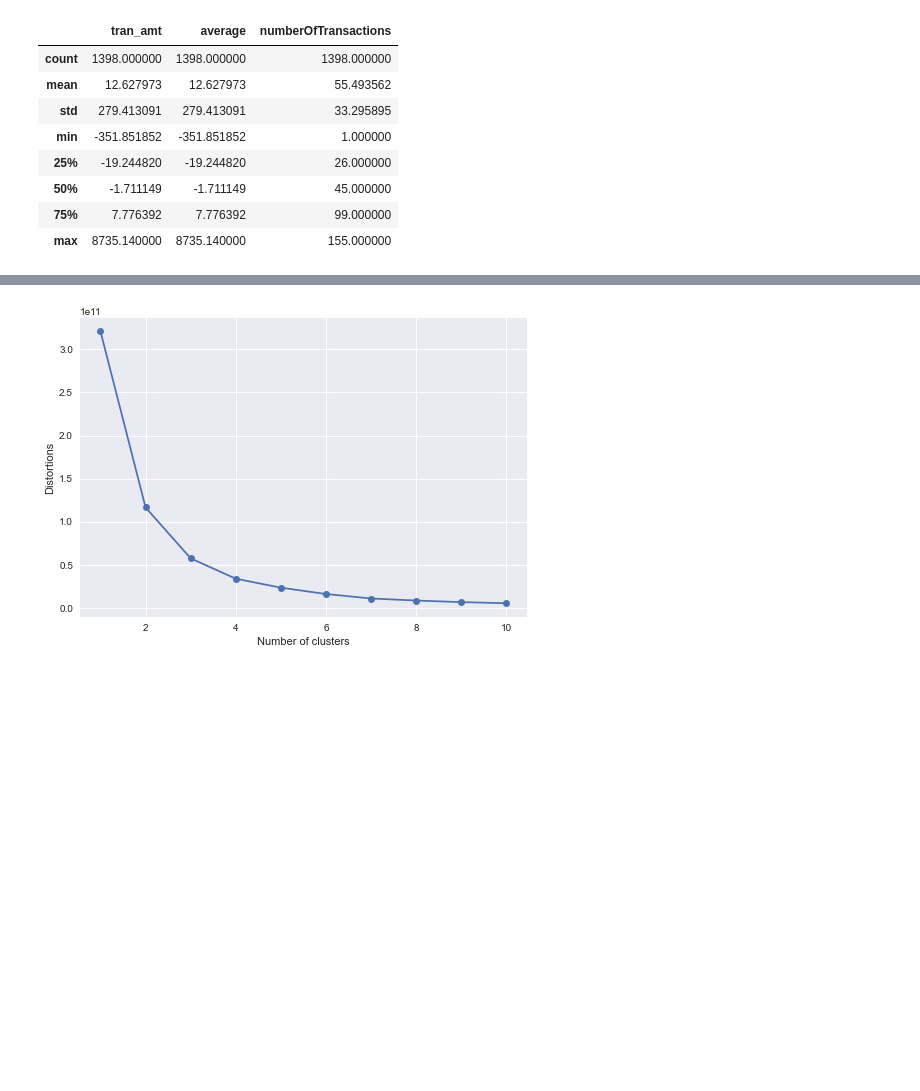
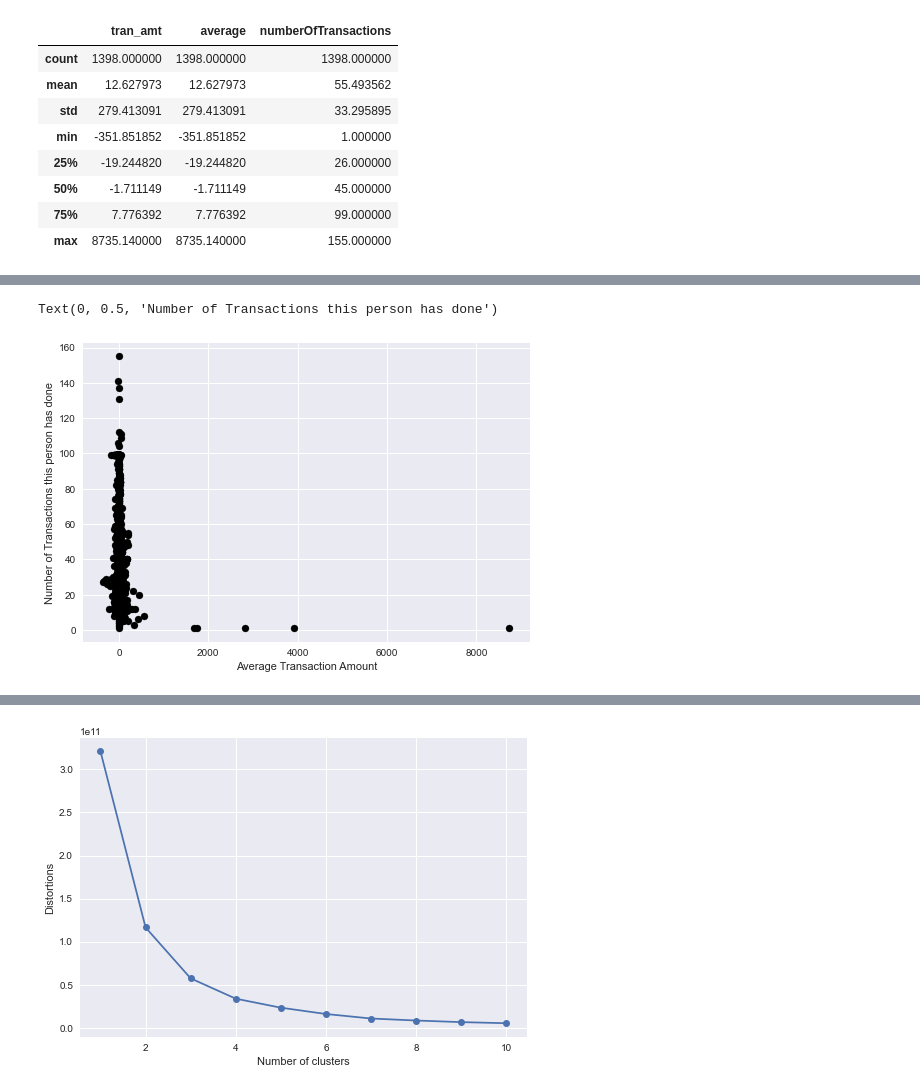
Before and after one commit to JamesKha/mini-project-III, a Jupyter notebook: mini-project-III.ipynb, the cells around one changed output, grey strips where cells are left out. Drawn from its saved outputs; the diff is of its cells as text; code cells hidden in the pictures; blank space fills up the shorter version.

```diff
--- a/mini-project-III.ipynb
+++ b/mini-project-III.ipynb
@@ -162,0 +166,7 @@ plt.scatter(transactionsDataFrame['numberOfTransactions'],transactionsDataFrame[
+# %%
+plt.scatter(transactionsDataFrame['tran_amt'],transactionsDataFrame['numberOfTransactions'],c='black')
+plt.xlabel('Average Transaction Amount')
+plt.ylabel('Number of Transactions this person has done')
+# %% [output]
+Text(0, 0.5, 'Number of Transactions this person has done')
+[figure, added]
```
Also changed, not shown: parts of 24 cells of this notebook.
